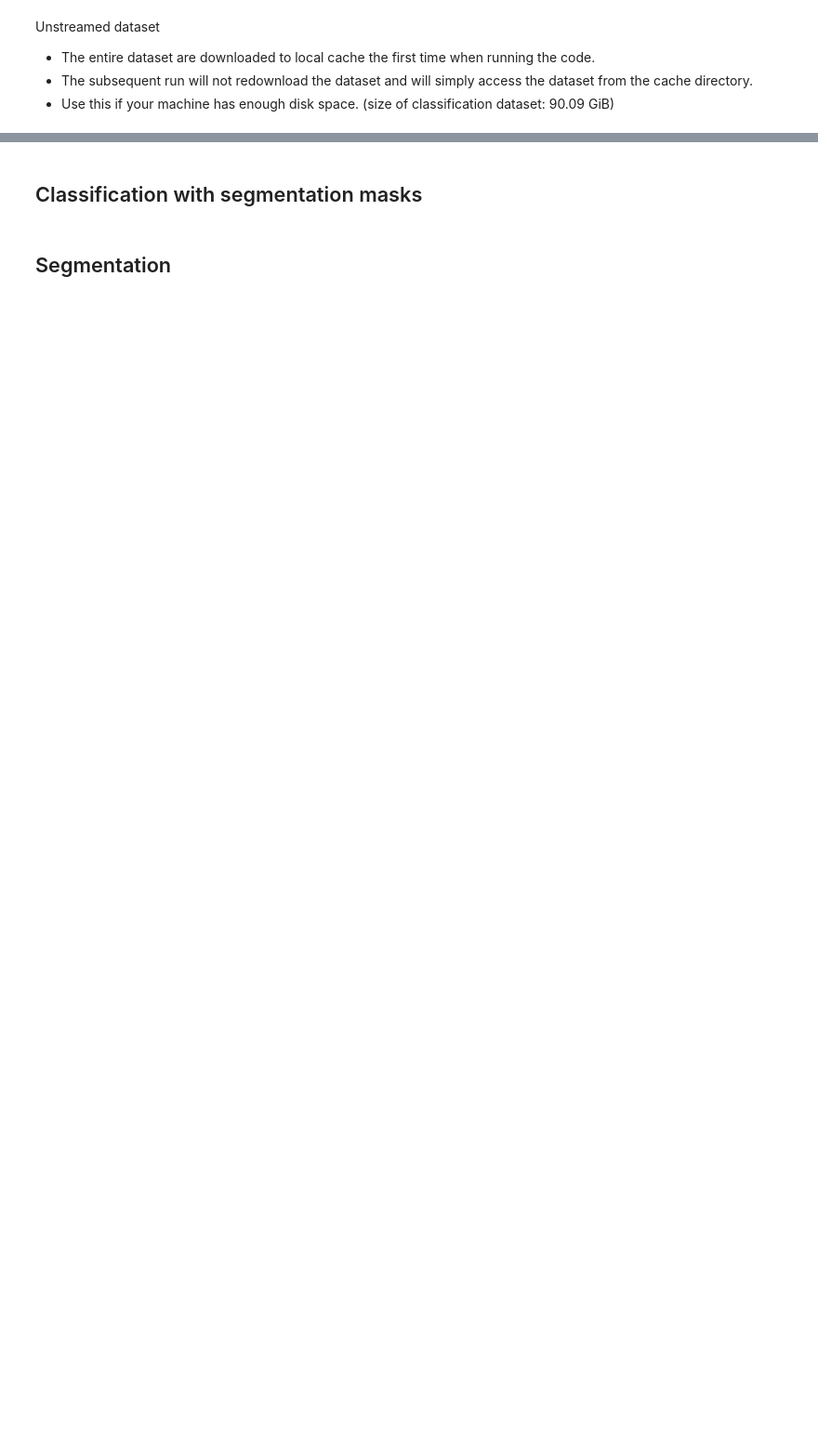
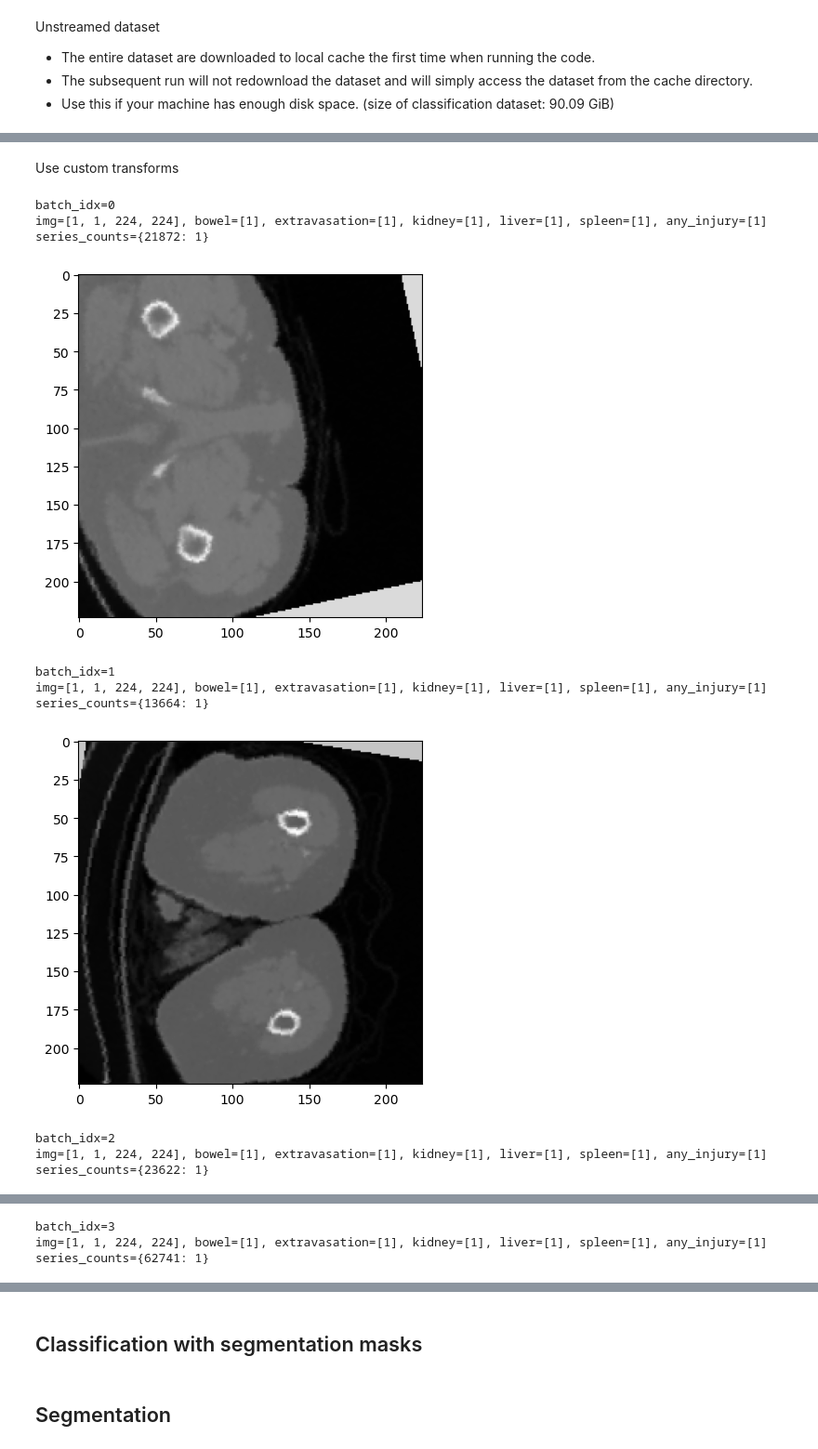
Before and after one commit to hongjiaherng/rsna-2023-abdominal-trauma-detection, a Jupyter notebook: datasets/rsna-2023-abdominal-trauma-detection/datasets-demo.ipynb, the cells around one changed output, grey strips where cells are left out. Shown at 93% size. Drawn from its saved outputs; the diff is of its cells as text; code cells hidden in the pictures; blank space fills up the shorter version.

```diff
--- a/datasets/rsna-2023-abdominal-trauma-detection/datasets-demo.ipynb
+++ b/datasets/rsna-2023-abdominal-trauma-detection/datasets-demo.ipynb
@@ -30,7 +31,7 @@ cls2d_dataset = Classification2DDataset(split="train", streaming=True)
 cls2d_dataloader = torch.utils.data.DataLoader(cls2d_dataset, batch_size=512, num_workers=4, pin_memory=True)
 
 for batch_idx, batch in enumerate(cls2d_dataloader):
-    if batch_idx == 20:
+    if batch_idx == 5:
         break
 
     img = batch["img"]
@@ -74,7 +77,7 @@ cls2d_dataset = Classification2DDataset(split="train", streaming=False) # Downlo
 cls2d_dataloader = torch.utils.data.DataLoader(cls2d_dataset, batch_size=512, num_workers=4, pin_memory=True)
 
 for batch_idx, batch in enumerate(cls2d_dataloader):
-    if batch_idx == 20:
+    if batch_idx == 5:
         break
 
     img = batch["img"]
@@ -118,0 +220,44 @@ cls2d_dataset = Classification2DDataset(split="train", streaming=True, slice_tra
+# %% [markdown]
+Use custom transforms
+# %%
+slice_transforms = torchvision.transforms.Compose([
+    torchvision.transforms.Resize(size=256),
+    torchvision.transforms.RandomRotation(degrees=15),
+    torchvision.transforms.RandomCrop(size=(224, 224)),
+])
+
+cls2d_dataset = Classification2DDataset(split="train", streaming=True, slice_transforms=slice_transforms)
+cls2d_dataloader = torch.utils.data.DataLoader(cls2d_dataset, batch_size=1, num_workers=4, pin_memory=True)
+
+for batch_idx, batch in enumerate(cls2d_dataloader):
+    if batch_idx == 5:
+        break
+
+    img = batch["img"]
+    bowel = batch["bowel"]
+    extravasation = batch["extravasation"]
+    kidney = batch["kidney"]
+    liver = batch["liver"]
+    spleen = batch["spleen"]
+    any_injury = batch["any_injury"]
+
+    series_counts = dict(Counter(batch["series_id"].numpy()))
+    print(f"batch_idx={batch_idx}")
+    print(f"img={list(img.size())}, bowel={list(bowel.size())}, extravasation={list(extravasation.size())}, kidney={list(kidney.size())}, liver={list(liver.size())}, spleen={list(spleen.size())}, any_injury={list(batch['any_injury'].size())}")
+    print(f"series_counts={series_counts}")
+    print()
+
+    plt.imshow(img.numpy()[0, 0, :, :], cmap="gray")
+    plt.show()
+# %% [output]
+batch_idx=0
+img=[1, 1, 224, 224], bowel=[1], extravasation=[1], kidney=[1], liver=[1], spleen=[1], any_injury=[1]
+series_counts={21872: 1}
+[figure, added]
+batch_idx=1
+img=[1, 1, 224, 224], bowel=[1], extravasation=[1], kidney=[1], liver=[1], spleen=[1], any_injury=[1]
+series_counts={13664: 1}
+[figure, added]
+batch_idx=2
+img=[1, 1, 224, 224], bowel=[1], extravasation=[1], kidney=[1], liver=[1], spleen=[1], any_injury=[1]
+series_counts={23622: 1}
@@ -118,0 +265,3 @@ cls2d_dataset = Classification2DDataset(split="train", streaming=True, slice_tra
+batch_idx=3
+img=[1, 1, 224, 224], bowel=[1], extravasation=[1], kidney=[1], liver=[1], spleen=[1], any_injury=[1]
+series_counts={62741: 1}
```
Also changed, not shown: parts of 8 cells of this notebook, 1 other file.
